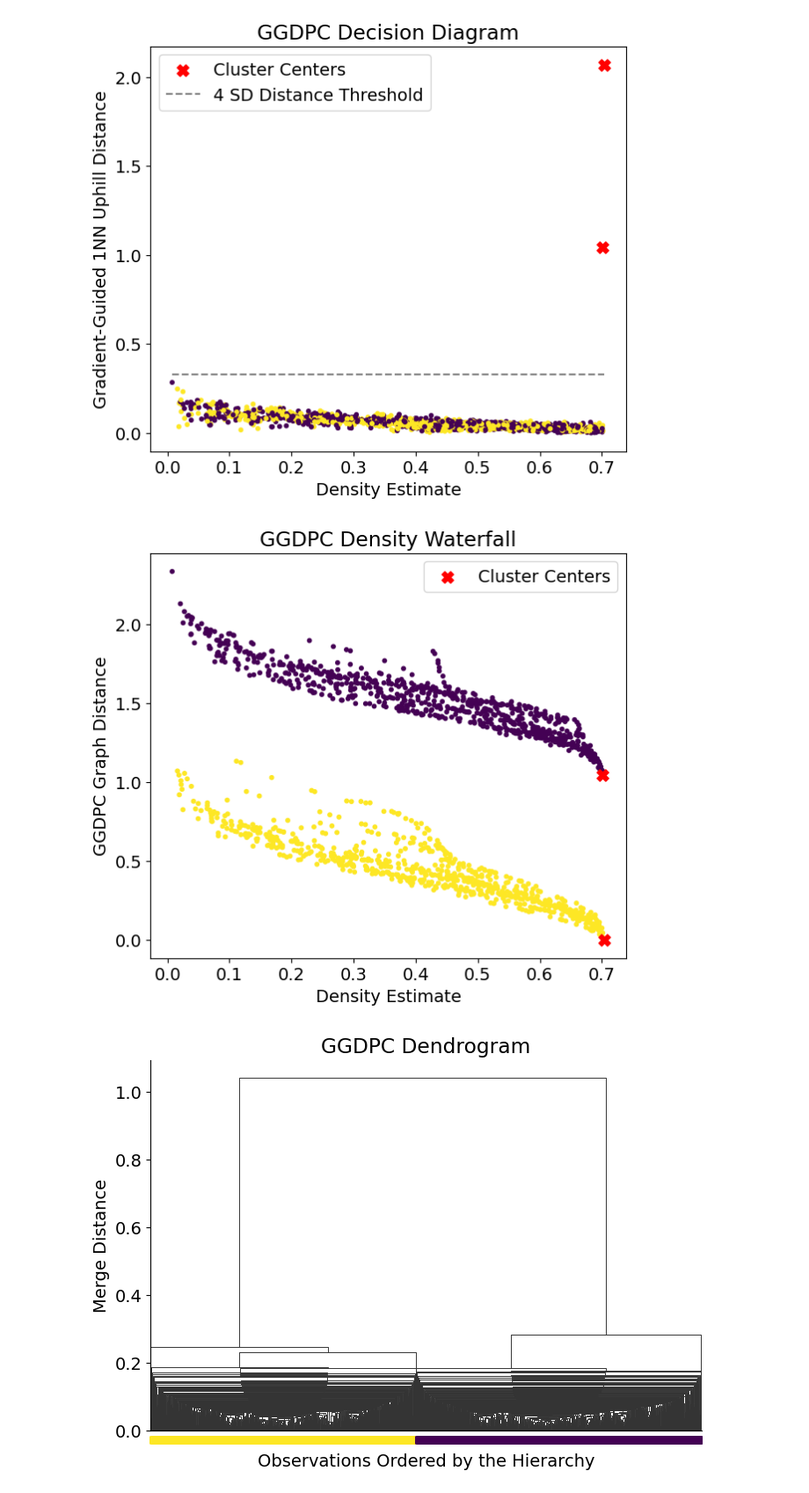
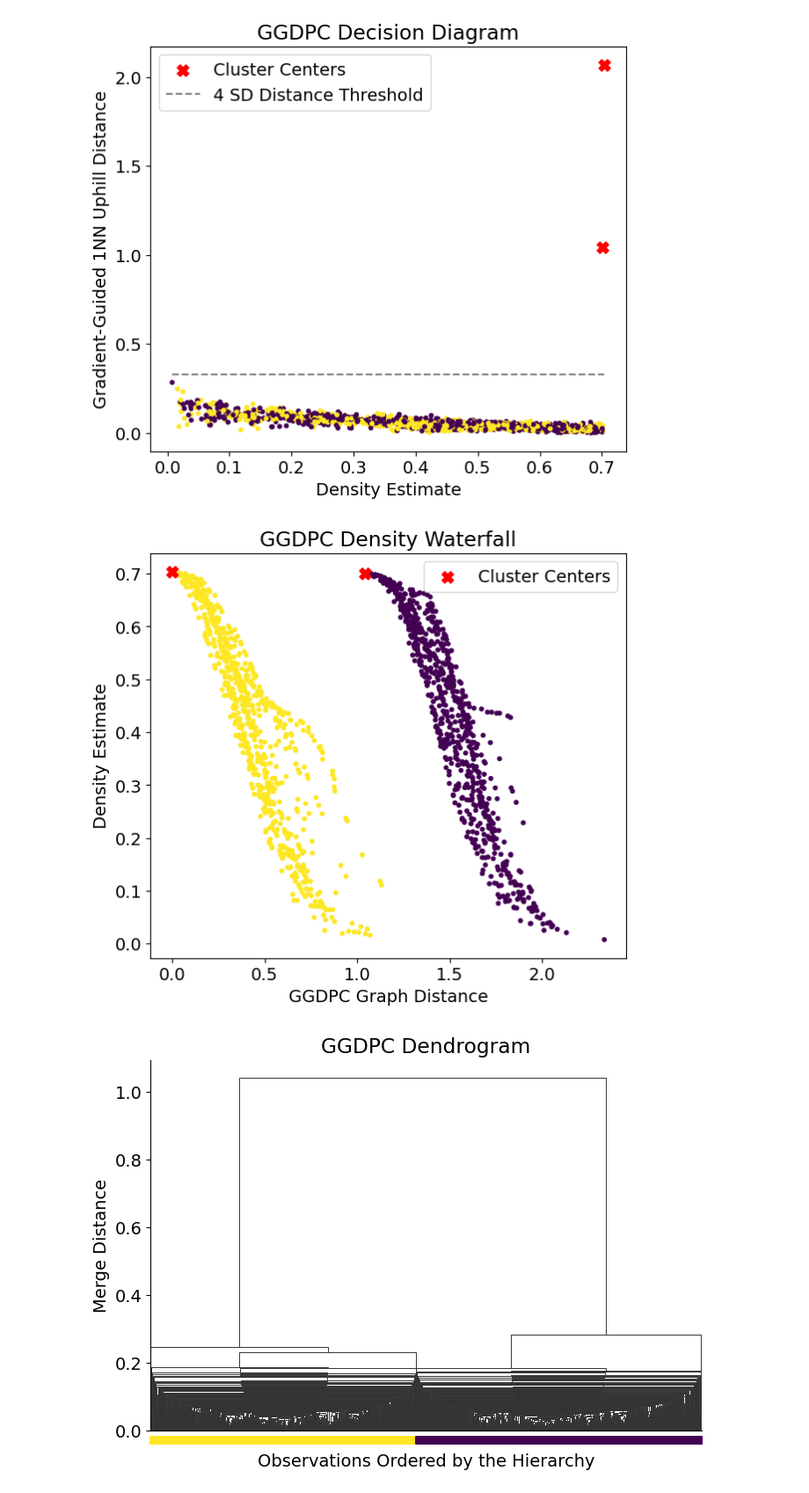
Before and after one commit to zhangyk8/GGDPC, a Jupyter notebook: GMM_Data.ipynb, the cells around one changed output. Shown at 88% size. Drawn from its saved outputs; the diff is of its cells as text; code cells hidden in the pictures.

```diff
--- a/GMM_Data.ipynb
+++ b/GMM_Data.ipynb
@@ -40,10 +40,10 @@ def record_result(name, true_labels, pred_labels, elapsed):
     print(f"Adjusted Rand Index: {ari:.4f}")
     print(f"Runtime: {elapsed:.3f} seconds")
 # %%
-X_dat, true_labels = sample_gaussian_mixture(n_samples=1500, mu_lst=np.array([[0, 0], [1, 0]]),
+X_dat, gmm_labels = sample_gaussian_mixture(n_samples=1500, mu_lst=np.array([[0, 0], [1, 0]]),
                                              sigma_lst=np.array([0.3**2, 0.3**2]),
                                              random_state=0, return_labels=True)
-
+true_labels = X_dat[:, 0] < 0.5
 n_clusters = 2
 
 plt.figure(figsize=(7, 6))
@@ -181,16 +204,16 @@ plt.show()
 [figure]
 # %%
 plt.figure(figsize=(7, 6))
-plt.scatter(GGDPC_det["den_est"], GGDPC_det["graph_dist"], c=GGDPC_labels, cmap="viridis", s=10)
-plt.scatter(GGDPC_det["den_est"][GGDPC_det["cluster_centers"]], GGDPC_det["graph_dist"][GGDPC_det["cluster_centers"]],
+plt.scatter(GGDPC_det["graph_dist"], GGDPC_det["den_est"], c=GGDPC_labels, cmap="viridis", s=10)
+plt.scatter(GGDPC_det["graph_dist"][GGDPC_det["cluster_centers"]], GGDPC_det["den_est"][GGDPC_det["cluster_centers"]],
             c="red", marker="X", s=90, label="Cluster Centers")
 plt.title("GGDPC Density Waterfall")
-plt.xlabel("Density Estimate")
-plt.ylabel("GGDPC Graph Distance")
+plt.ylabel("Density Estimate")
+plt.xlabel("GGDPC Graph Distance")
 plt.legend()
 plt.show()
 # %% [output]
-[figure, old version]
+[figure, new version]
 # %%
 Z = GGDPC_det["dendrogram"]
 labels = np.asarray(GGDPC_labels)
```
Also changed, not shown: parts of 14 cells of this notebook.
